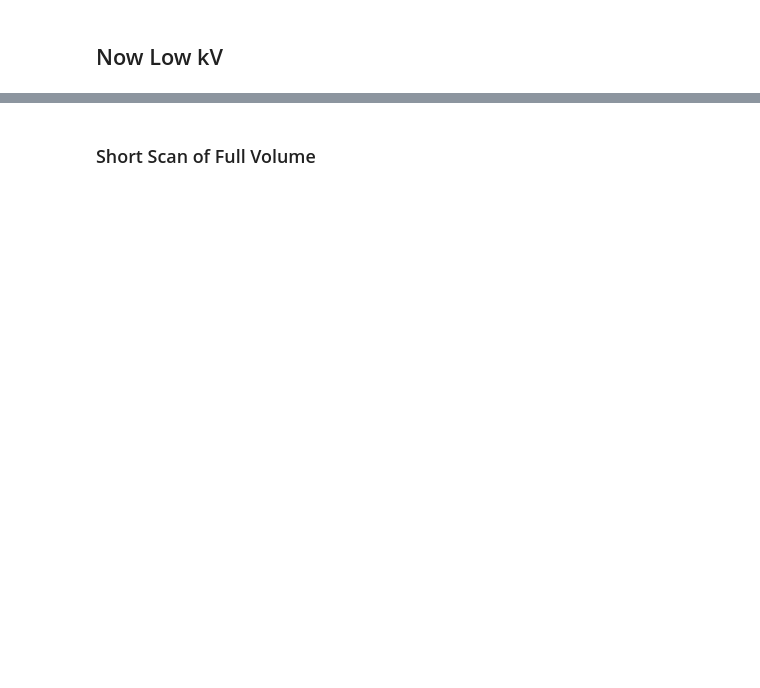
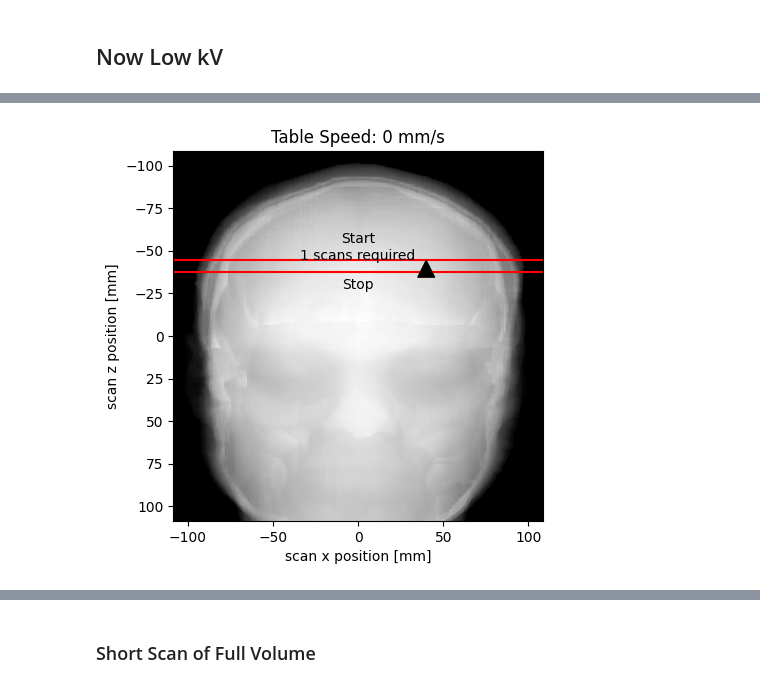
Before and after one commit to brandonjnelsonFDA/PedSilicoICH, a Jupyter notebook: notebooks/ct_head_simulations.ipynb, the cells around one changed output, grey strips where cells are left out. Saved outputs shown, nothing was run; the diff lists cells and outputs as text; code cells hidden in the pictures; blank space fills up the shorter version.

Commit message:
started modular layout

```diff
--- a/notebooks/ct_head_simulations.ipynb
+++ b/notebooks/ct_head_simulations.ipynb
@@ -637,5 +713,7 @@ scrollview(lo_kV)
 # %%
 ctobj_lesion.start_positions = ctobj_lesion.calculate_start_positions()
-ctobj_lesion.scout_view(startZ=-50, endZ=-39, slice_thickness=5)
+ctobj_lesion.scout_view(startZ=-50, endZ=-39)
+# %% [output]
+[figure, added]
 # %%
 ctobj_lesion.run_scan(startZ=-50, endZ=-39, views=100)
```
Also changed, not shown: parts of 25 cells of this notebook, 18 other files.
